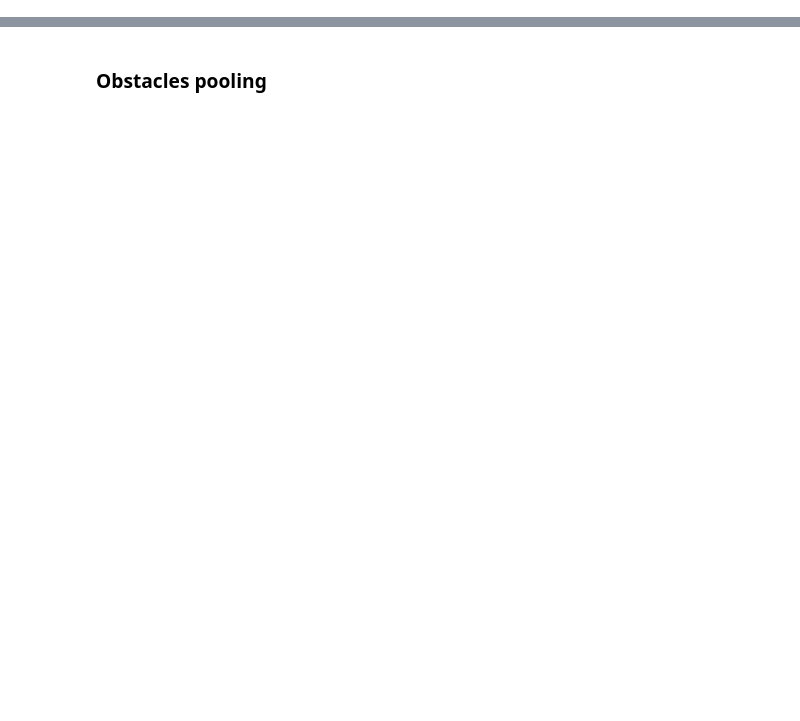
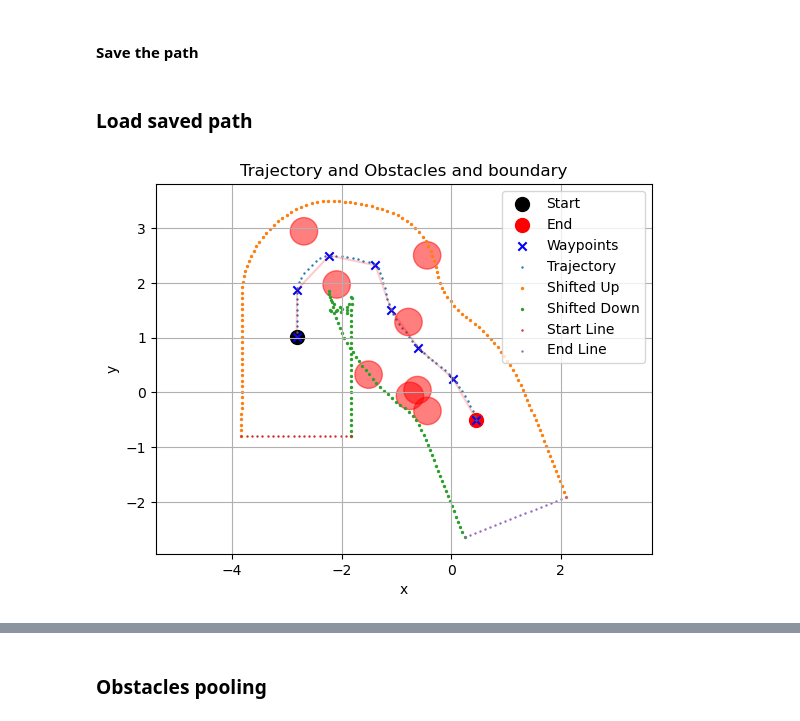
Before and after one commit to SpartanTan/RL-everything, a Jupyter notebook: torh_tutorial/generate_path.ipynb, the cells around one changed output, grey strips where cells are left out. Cells and saved outputs as stored; diff of their text form; code cells hidden in the pictures; blank space fills up the shorter version.

```diff
--- a/torh_tutorial/generate_path.ipynb
+++ b/torh_tutorial/generate_path.ipynb
@@ -520,0 +521,2 @@ Time used: 0.0851140022277832
+# %% [markdown]
+#### Save the path
@@ -520,0 +526,8 @@ Time used: 0.0851140022277832
+# %% [markdown]
+### Load saved path
+# %%
+with open("testPath.pkl", "rb") as file:
+    testPath:Path = pickle.load(file)
+testPath.render(if_yaw_angle=False)
+# %% [output]
+[figure, added]
```
Also changed, not shown: parts of 41 cells of this notebook, 3 other files.
